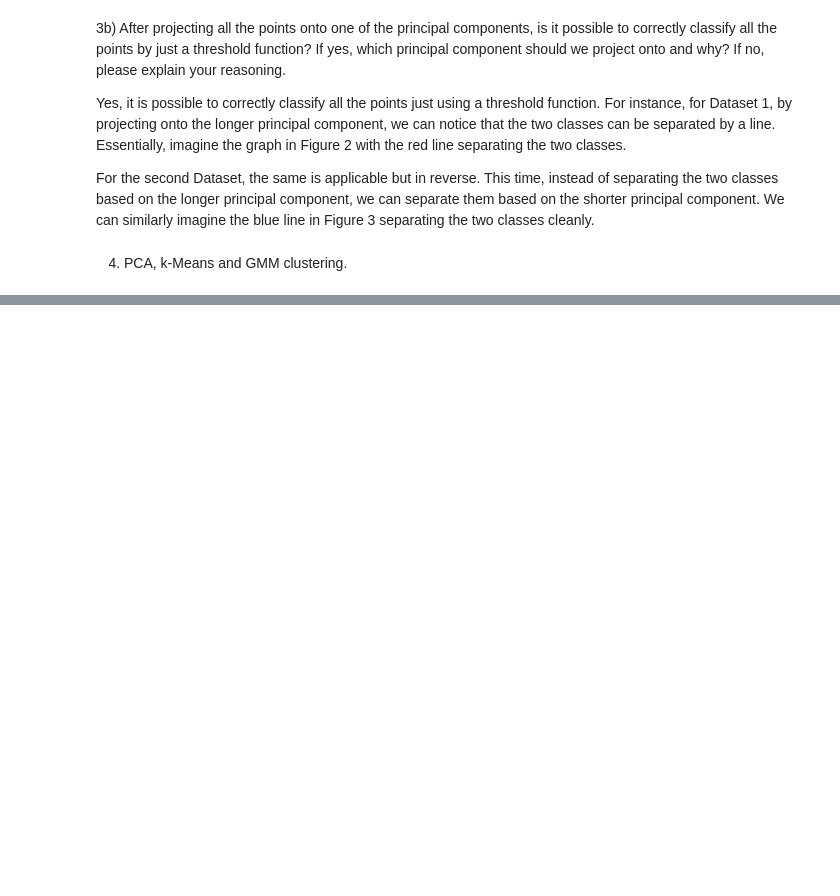
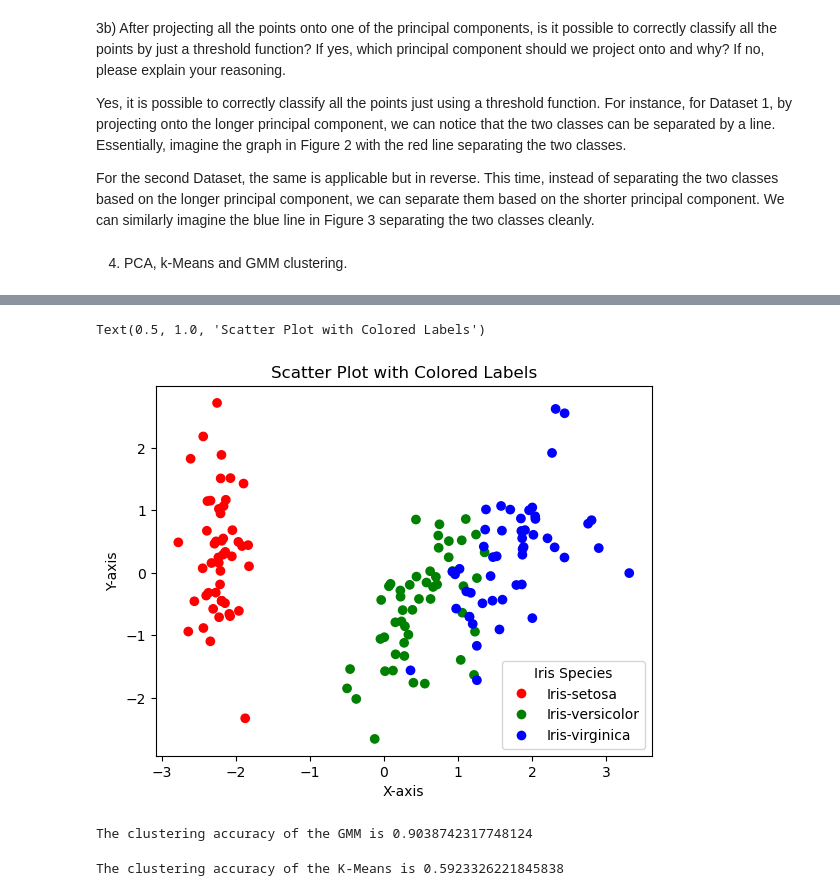
Before and after one commit to kev374k/dsc148, a Jupyter notebook: HW #3/hm.ipynb, the cells around one changed output, grey strips where cells are left out. Cells and saved outputs as stored; diff of their text form; code cells hidden in the pictures; blank space fills up the shorter version.

```diff
--- a/HW #3/hm.ipynb
+++ b/HW #3/hm.ipynb
@@ -106,0 +116,67 @@ For the second Dataset, the same is applicable but in reverse. This time, instea
+# %%
+# 4a)
+# 1) Split data into features and label. Our label is 'Species' and features include all other columns except Species and ID.
+# 2) Standardize the features by removing the mean and scaling to unit variance
+
+from sklearn.preprocessing import StandardScaler
+
+X, y = data.drop(columns = ['Id', 'Species']), data['Species']
+scaler = StandardScaler()
+X_standardized = scaler.fit_transform(X)
+# %%
+# 4b) Project the 4D standardized data onto 2 dimensions using PCA. Visualize the scatterplot of the first two principal components of the data
+
+from sklearn.decomposition import PCA
+
+pca = PCA(n_components=2)
+X_pca = pca.fit_transform(X_standardized)
+
+label_colors = {
+    "Iris-setosa": "r",
+    "Iris-versicolor": "g",
+    "Iris-virginica": "b"
+}
+
+# mark points on map depending on species type
+colors = [label_colors[species] for species in y]
+plt.scatter(X_pca[:, 0], X_pca[:, 1], c = colors)
+
+# label the species
+legend_handles = [
+    plt.Line2D([0], [0], marker='o', color='w', markerfacecolor=color, markersize=8, label=label)
+    for label, color in label_colors.items()
+]
+plt.legend(handles = legend_handles, title = "Iris Species", loc = "best")
+
+# Show plot
+plt.xlabel("X-axis")
+plt.ylabel("Y-axis")
+plt.title("Scatter Plot with Colored Labels")
+# %% [output]
+Text(0.5, 1.0, 'Scatter Plot with Colored Labels')
+[figure, added]
+# %%
+# 4c) Cluster the 4d standardized data into 3 clusters using GMM clustering. Score the clustering accuracy with sklearn.metrics.cluster.adjusted_rand_score()
+
+from sklearn.mixture import GaussianMixture
+from sklearn.metrics.cluster import adjusted_rand_score
+
+gm = GaussianMixture(n_components = 3).fit(X_standardized)
+
+pred = gm.predict(X_standardized)
+accuracy = adjusted_rand_score(y, pred)
+print(f"The clustering accuracy of the GMM is {accuracy}")
+# %% [output]
+The clustering accuracy of the GMM is 0.9038742317748124
+# %%
+# 4d) Cluster the 4d standardized data into 3 clusters using K-means clustering
+
+from sklearn.cluster import KMeans
+
+km = KMeans(n_clusters = 3).fit(X_standardized)
+
+pred = km.labels_
+accuracy = adjusted_rand_score(y, pred)
+print(f"The clustering accuracy of the K-Means is {accuracy}")
+# %% [output]
+The clustering accuracy of the K-Means is 0.5923326221845838
```
Also changed, not shown: parts of 2 cells of this notebook.
